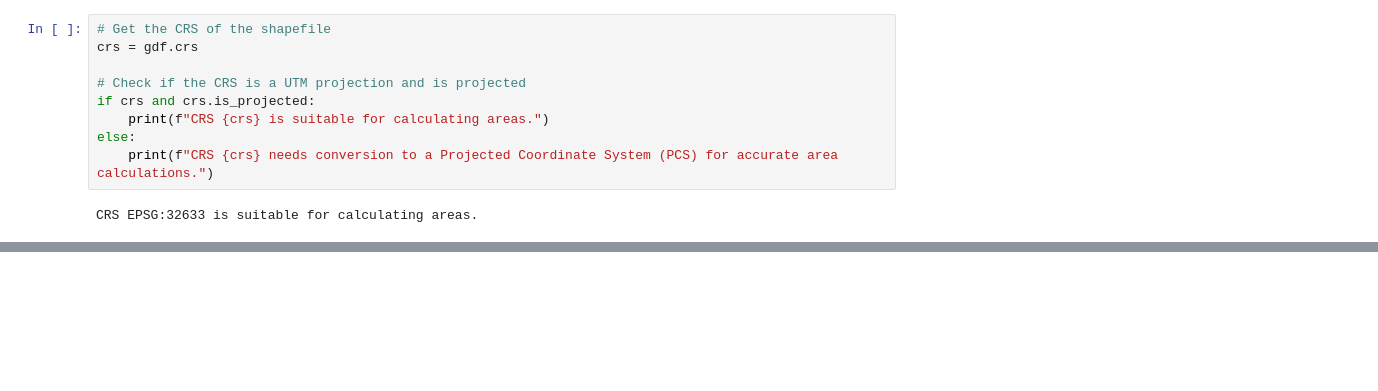
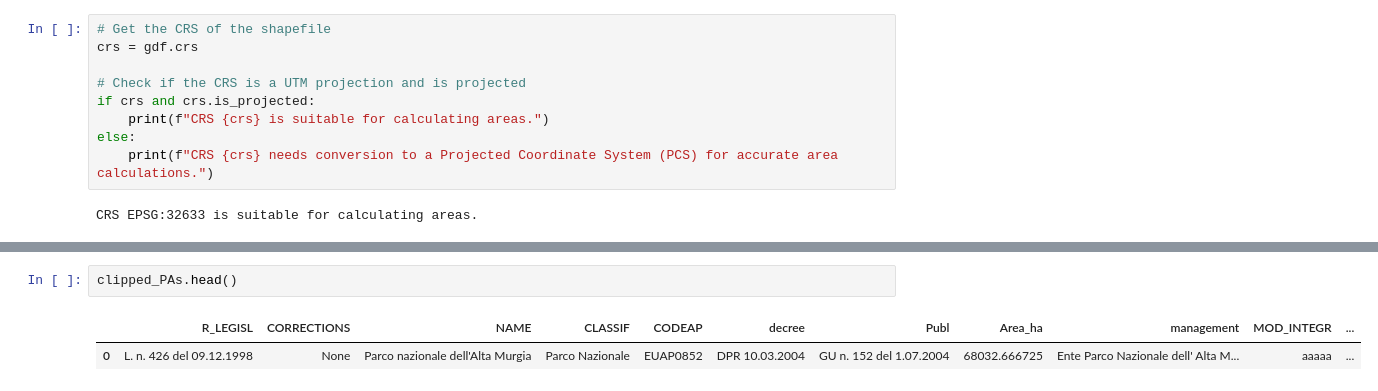
Before and after one commit to Mavisan6/Assignment, a Jupyter notebook: Script.ipynb, the cells around one changed output, grey strips where cells are left out. Saved outputs shown, nothing was run; the diff lists cells and outputs as text; blank space fills up the shorter version.

```diff
--- a/Script.ipynb
+++ b/Script.ipynb
@@ -199,3 +220,8 @@ clipped_PAs
 # %% [output]
 <Axes: >
 [figure]
+# %%
+clipped_PAs.head()
+# %% [output]
+|  | R_LEGISL | CORRECTIONS | NAME | CLASSIF | CODEAP | decree | Publ | Area_ha | management | MOD_INTEGR | ... |
+| 0 | L. n. 426 del 09.12.1998 | None | Parco nazionale dell'Alta Murgia | Parco Nazionale | EUAP0852 | DPR 10.03.2004 | GU n. 152 del 1.07.2004 | 68032.666725 | Ente Parco Nazionale dell' Alta M... | aaaaa | ... |
```
Also changed, not shown: parts of 17 cells of this notebook, 21 other files.
